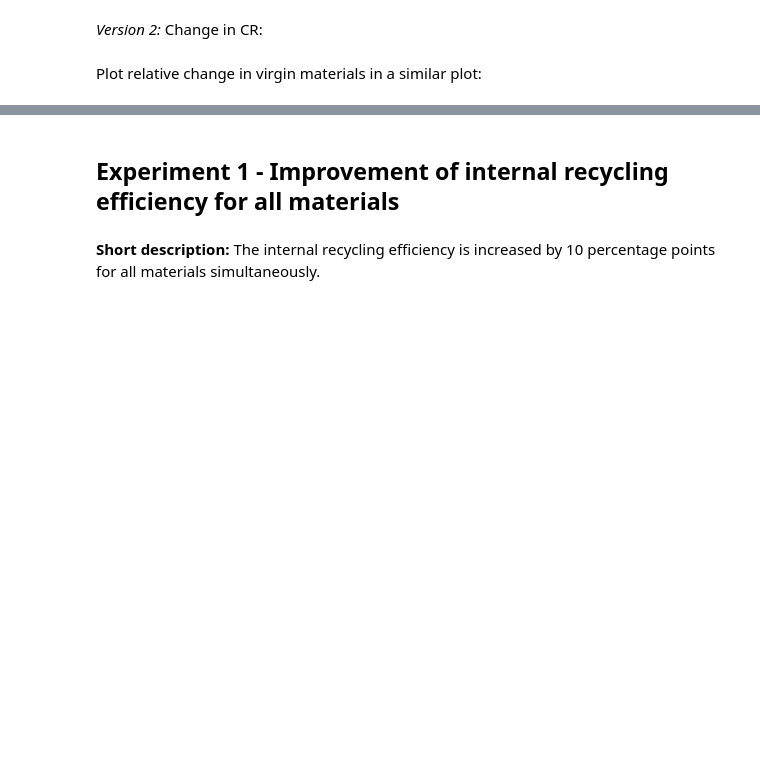
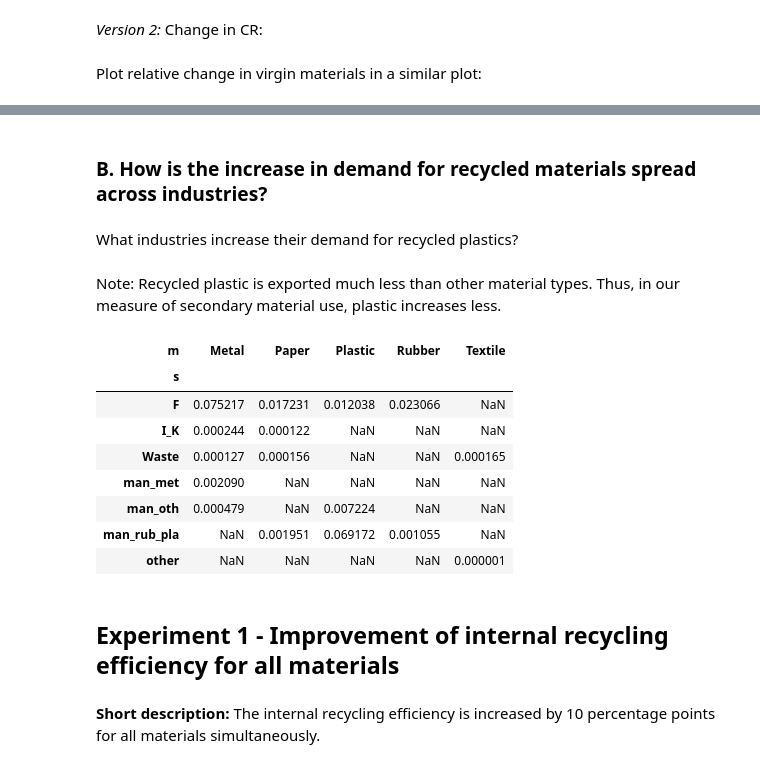
Before and after one commit to ChampionApe/CGE_Generator, a Jupyter notebook: projects/WasteCGE/GRSIntRC_Plots.ipynb, the cells around one changed output, grey strips where cells are left out. Drawn from its saved outputs; the diff is of its cells as text; code cells hidden in the pictures; blank space fills up the shorter version.

```diff
--- a/projects/WasteCGE/GRSIntRC_Plots.ipynb
+++ b/projects/WasteCGE/GRSIntRC_Plots.ipynb
@@ -80,0 +107,2 @@ fig.savefig(os.path.join(d['figs'],f"DeltaQvTotAll_v2.pdf"),edgecolor='k')
+# %%
+Rep = report.Standard(shocks['Baseline']['db'])
@@ -81,3 +143,26 @@ fig.savefig(os.path.join(d['figs'],f"DeltaQvTotAll_v2.pdf"),edgecolor='k')
+# %% [markdown]
+### B. How is the increase in demand for recycled materials spread across industries?
+# %% [markdown]
+What industries increase their demand for recycled plastics?
+# %%
+qD_R = adj.rc_pd(shocks['RCEff']['db']('qD'), Rep.rm).xs(t0)
+qD_RShock = adjMultiIndex.applyMult(qD_R, Rep.n2m).groupby(['s','m']).sum()
+# %% [markdown]
+Note: Recycled plastic is exported much less than other material types. Thus, in our measure of secondary material use, plastic increases less.
+# %%
+qD_R = adj.rc_pd(shocks['Baseline']['db']('qD'), Rep.rm).xs(t0)
+qD_RBase = adjMultiIndex.applyMult(qD_R, Rep.n2m).groupby(['s','m']).sum()
+(qD_RShock-qD_RBase).unstack('m')
+# %% [output]
+| m | Metal | Paper | Plastic | Rubber | Textile |
+| s |  |  |  |  |  |
+| F | 0.075217 | 0.017231 | 0.012038 | 0.023066 | NaN |
+| I_K | 0.000244 | 0.000122 | NaN | NaN | NaN |
+| Waste | 0.000127 | 0.000156 | NaN | NaN | 0.000165 |
+| man_met | 0.002090 | NaN | NaN | NaN | NaN |
+| man_oth | 0.000479 | NaN | 0.007224 | NaN | NaN |
+| man_rub_pla | NaN | 0.001951 | 0.069172 | 0.001055 | NaN |
+| other | NaN | NaN | NaN | NaN | 0.000001 |
 # %% [markdown]
 ## Experiment 1 - Improvement of internal recycling efficiency for all materials
 # %% [markdown]
```
Also changed, not shown: parts of 18 cells of this notebook, 15 other files.
